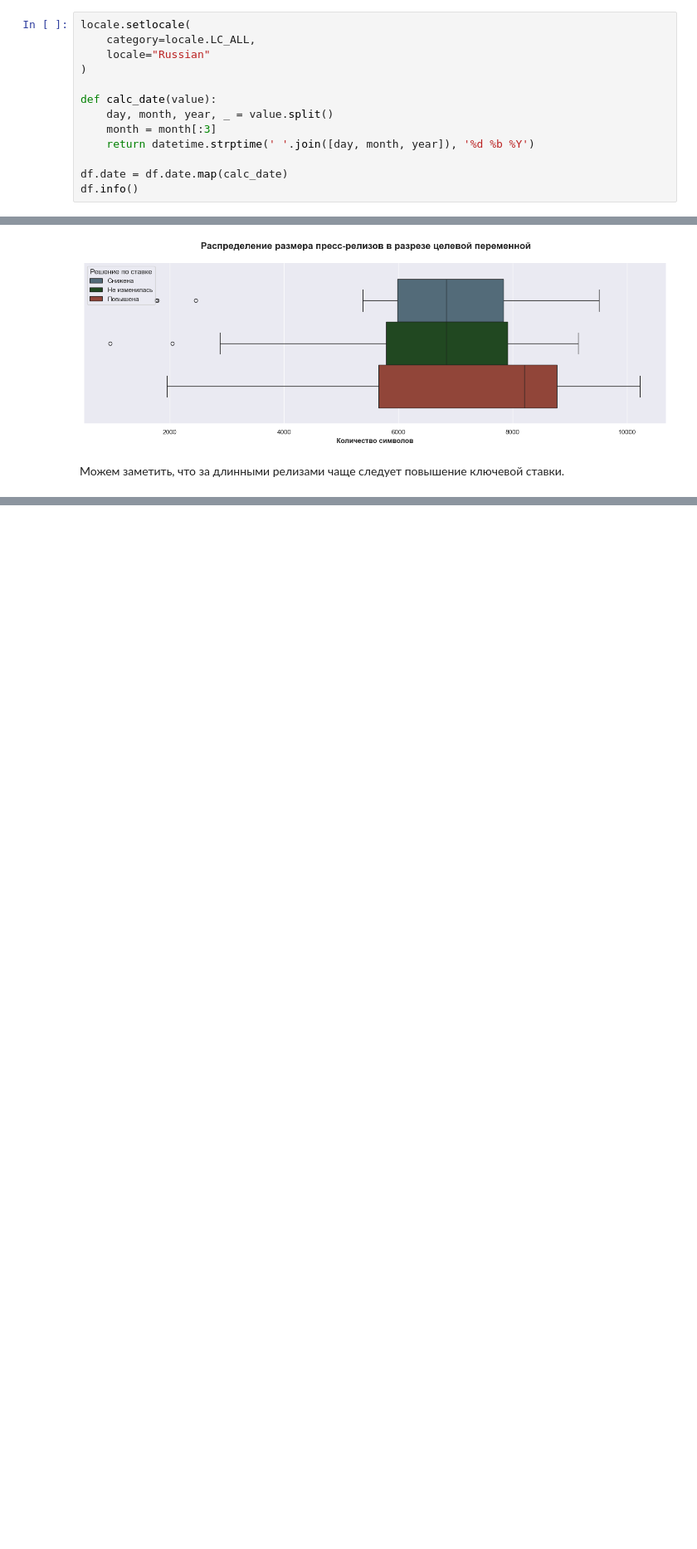
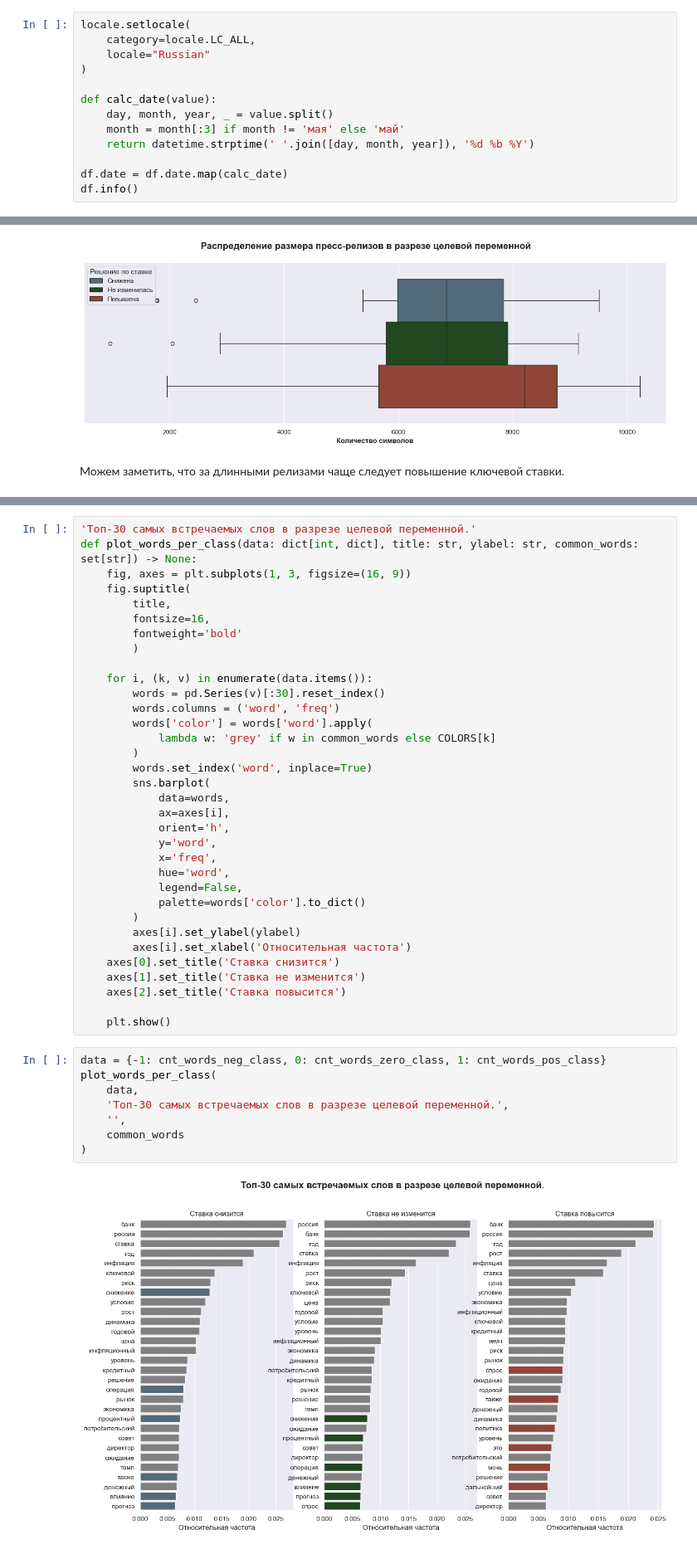
Before and after one commit to ai24-team-15/cbr-press-release-classifier, a Jupyter notebook: eda/cbr_press_releases.ipynb, the cells around one changed output, grey strips where cells are left out. Shown at 83% size. Drawn from its saved outputs; the diff is of its cells as text; blank space fills up the shorter version.

```diff
--- a/eda/cbr_press_releases.ipynb
+++ b/eda/cbr_press_releases.ipynb
@@ -100,7 +111,7 @@ locale.setlocale(
 
 def calc_date(value):
     day, month, year, _ = value.split()
-    month = month[:3]
+    month = month[:3] if month != 'мая' else 'май'
     return datetime.strptime(' '.join([day, month, year]), '%d %b %Y')
 
 df.date = df.date.map(calc_date)
@@ -444,0 +514,44 @@ plt.show()
+# %%
+'Топ-30 самых встречаемых слов в разрезе целевой переменной.'
+def plot_words_per_class(data: dict[int, dict], title: str, ylabel: str, common_words: set[str]) -> None:
+    fig, axes = plt.subplots(1, 3, figsize=(16, 9))
+    fig.suptitle(
+        title,
+        fontsize=16,
+        fontweight='bold'
+        )
+
+    for i, (k, v) in enumerate(data.items()):
+        words = pd.Series(v)[:30].reset_index()
+        words.columns = ('word', 'freq')
+        words['color'] = words['word'].apply(
+            lambda w: 'grey' if w in common_words else COLORS[k]
+        )
+        words.set_index('word', inplace=True)
+        sns.barplot(
+            data=words,
+            ax=axes[i],
+            orient='h',
+            y='word',
+            x='freq',
+            hue='word',
+            legend=False,
+            palette=words['color'].to_dict()
+        )
+        axes[i].set_ylabel(ylabel)
+        axes[i].set_xlabel('Относительная частота')
+    axes[0].set_title('Ставка снизится')
+    axes[1].set_title('Ставка не изменится')
+    axes[2].set_title('Ставка повысится')
+
+    plt.show()
+# %%
+data = {-1: cnt_words_neg_class, 0: cnt_words_zero_class, 1: cnt_words_pos_class}
+plot_words_per_class(
+    data,
+    'Топ-30 самых встречаемых слов в разрезе целевой переменной.',
+    '',
+    common_words
+)
+# %% [output]
+[figure, added]
```
Also changed, not shown: parts of 18 cells of this notebook.
